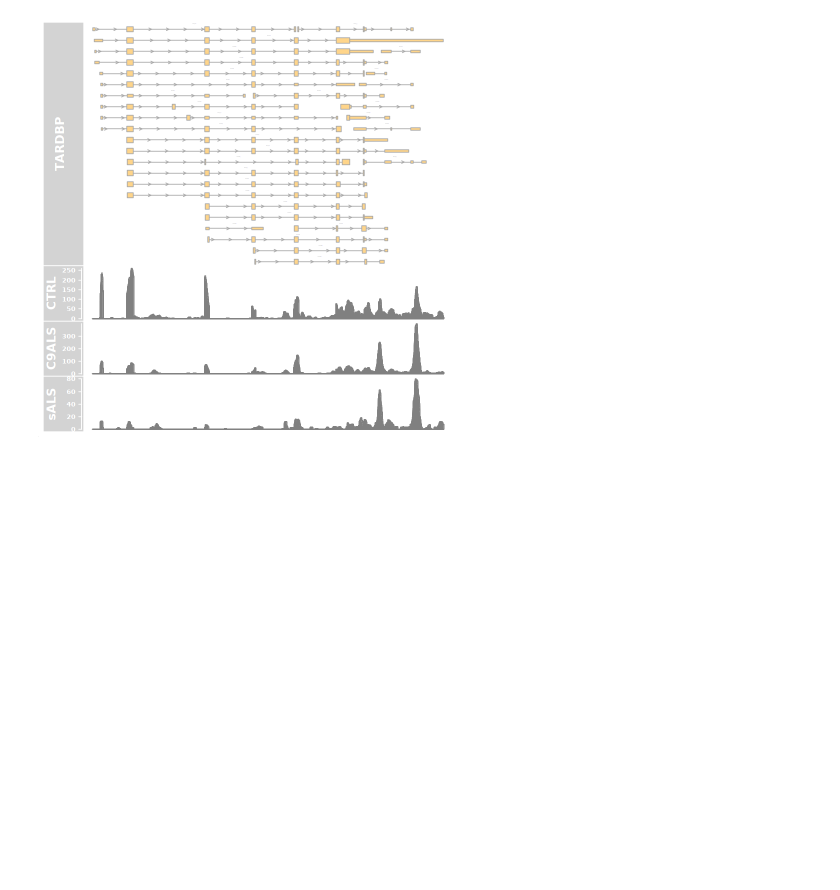
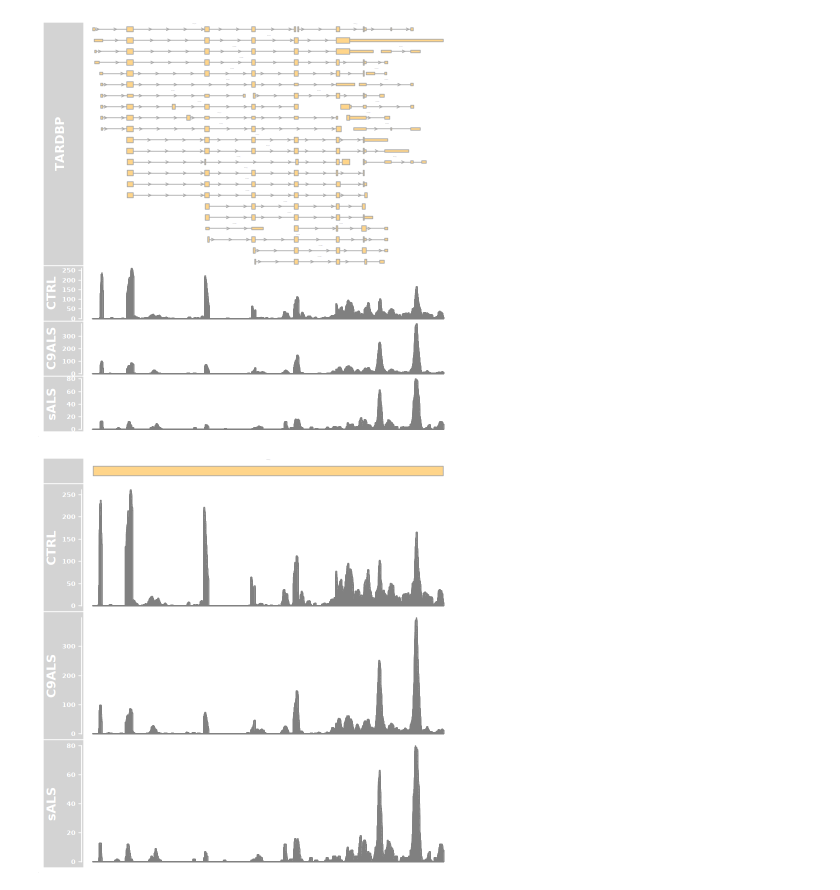
Before and after one commit to AidenSb/APA, a Jupyter notebook: For_DL_model/GVis_for_genes.ipynb, the cells around one changed output. Cells and saved outputs as stored; diff of their text form; code cells hidden in the pictures; blank space fills up the shorter version.

```diff
--- a/For_DL_model/GVis_for_genes.ipynb
+++ b/For_DL_model/GVis_for_genes.ipynb
@@ -365,0 +381,9 @@ PlotCoverage_org<-function(genome_gr,
+# %%
+# gtf_gr GRanges object , lets keep the longest transcript for each gene
+
+gtf_gr_2 = gtf_gr[order(-width(gtf_gr)),]
+gtf_gr_2 = gtf_gr_2[!duplicated(gtf_gr_2$gene_name),]
+gtf_gr_2 = gtf_gr_2[gtf_gr_2$type == "transcript",]
+
+# show  TARDBP gene
+gtf_gr_2[gtf_gr_2$gene_name == "TARDBP"]
@@ -715,6 +757,7 @@ Warning message in .get_cds_IDX(mcols0$type, mcols0$phase):
   stop_codon. This information was ignored."
 [figure]
 # %%
-
-PlotCoverage_org(genome_gr = gtf_gr, geneSymbol = "BDNF1", genome = "hg38",
+PlotCoverage_org(genome_gr = gtf_gr_2, geneSymbol = "TARDBP", genome = "hg38",
     bamfiles = inh_bams , bamfile.tracknames=names(inh_bams))
+# %% [output]
+[figure, added]
```
Also changed, not shown: parts of 3 cells of this notebook, 3 other files.
